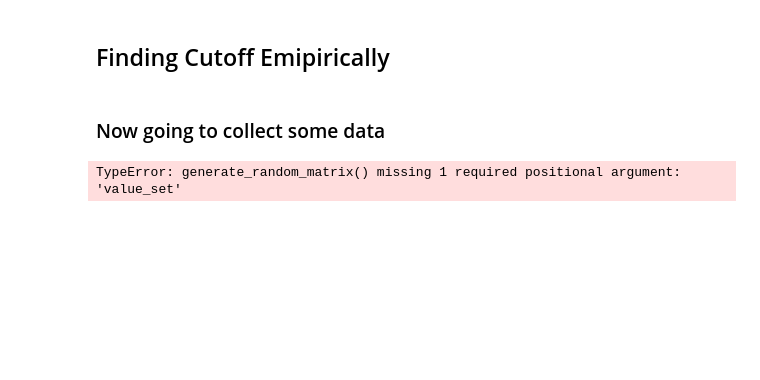
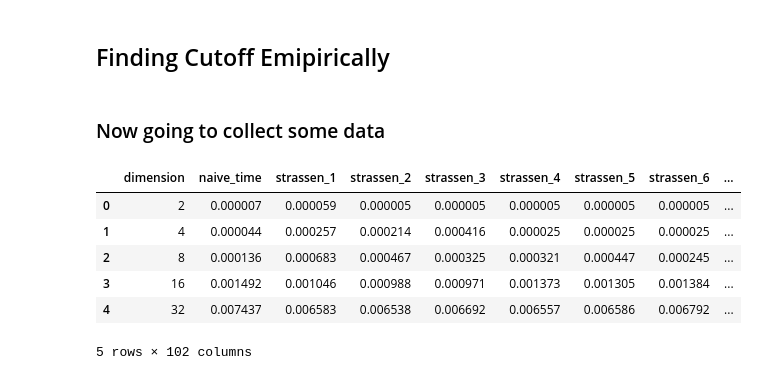
Before and after one commit to devinguevara/progset2, a Jupyter notebook: cutoff.ipynb, the cells around one changed output. Cells and saved outputs as stored; diff of their text form; code cells hidden in the pictures; blank space fills up the shorter version.

```diff
--- a/cutoff.ipynb
+++ b/cutoff.ipynb
@@ -130,7 +175,13 @@ def find_cutoff(d):
 # %% [markdown]
 ### Now going to collect some data
 # %%
-df = find_cutoff(20)
+df = find_cutoff(100, odd =0)
 df.head()
 # %% [output]
+|  | dimension | naive_time | strassen_1 | strassen_2 | strassen_3 | strassen_4 | strassen_5 | strassen_6 | ... |
+| 0 | 2 | 0.000007 | 0.000059 | 0.000005 | 0.000005 | 0.000005 | 0.000005 | 0.000005 | ... |
+| 1 | 4 | 0.000044 | 0.000257 | 0.000214 | 0.000416 | 0.000025 | 0.000025 | 0.000025 | ... |
+| 2 | 8 | 0.000136 | 0.000683 | 0.000467 | 0.000325 | 0.000321 | 0.000447 | 0.000245 | ... |
+| 3 | 16 | 0.001492 | 0.001046 | 0.000988 | 0.000971 | 0.001373 | 0.001305 | 0.001384 | ... |
+| 4 | 32 | 0.007437 | 0.006583 | 0.006538 | 0.006692 | 0.006557 | 0.006586 | 0.006792 | ... |
-TypeError: generate_random_matrix() missing 1 required positional argument: 'value_set'
+5 rows × 102 columns
```
Also changed, not shown: parts of 8 cells of this notebook, 2 other files.
